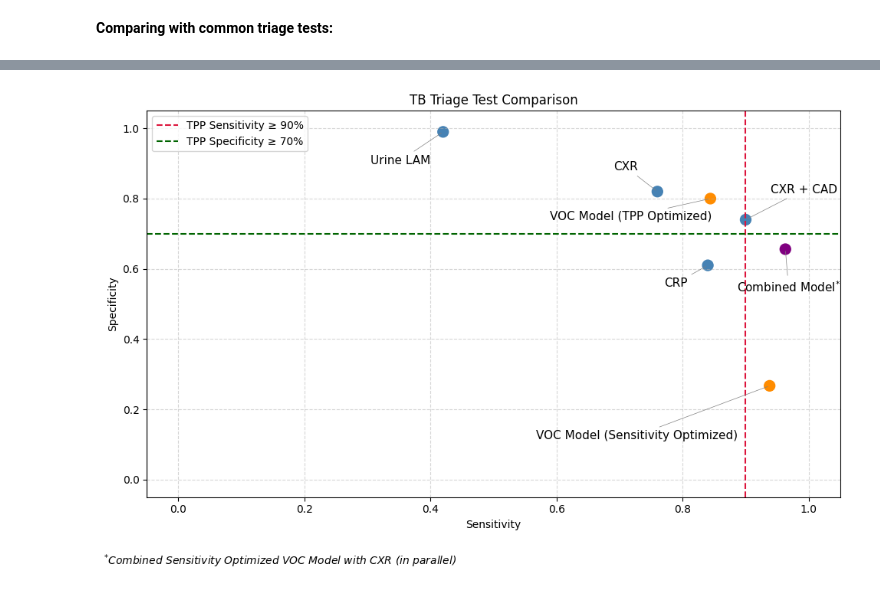
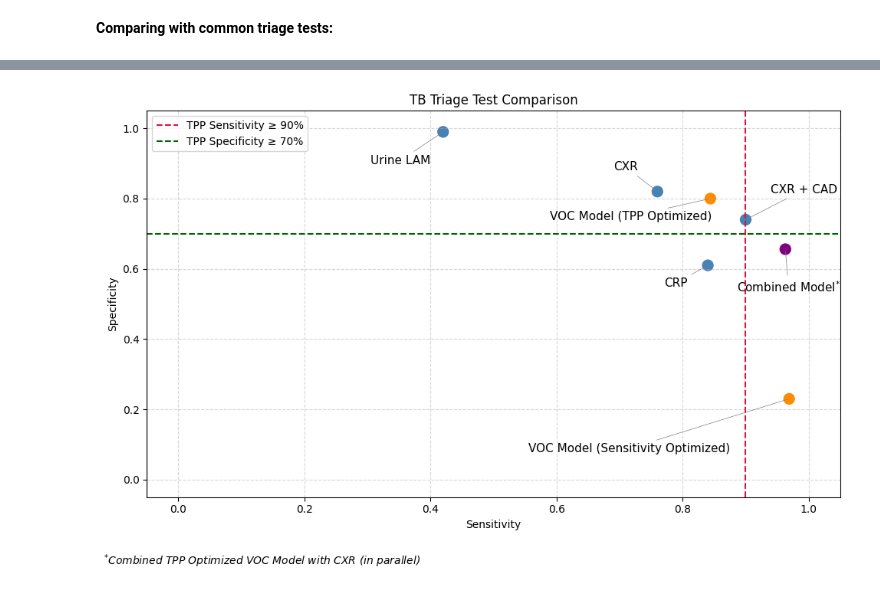
Before and after one commit to tyst-ucsf/capstone-project, a Jupyter notebook: 1e_Comparison.ipynb, the cells around one changed output, grey strips where cells are left out. Drawn from its saved outputs; the diff is of its cells as text; code cells hidden in the pictures.

```diff
--- a/1e_Comparison.ipynb
+++ b/1e_Comparison.ipynb
@@ -99,7 +99,7 @@ models = [
     {"Name": "CXR + CAD", "Sensitivity": .90, "Specificity": .74},
     {"Name": "Urine LAM", "Sensitivity": .42, "Specificity": .99},
     {"Name": "VOC Model (TPP Optimized)", "Sensitivity": .844, "Specificity": .800},
-    {"Name": "VOC Model (Sensitivity Optimized)", "Sensitivity": .938, "Specificity": .267}
+    {"Name": "VOC Model (Sensitivity Optimized)", "Sensitivity": .969, "Specificity": .230}
 ]
 # %%
 # Extract for plotting
@@ -246,9 +246,9 @@ models_data = [
     {"Model": "CXR + CAD", "Sensitivity": 0.90, "Specificity": 0.74},
     {"Model": "Urine LAM", "Sensitivity": 0.42, "Specificity": 0.99},
     {"Model": "VOC Model (TPP Optimized)", "Sensitivity": .844, "Specificity": .800},
-    {"Model": "VOC Model (Sensitivity Optimized)", "Sensitivity": .938, "Specificity": .267},
+    {"Model": "VOC Model (Sensitivity Optimized)", "Sensitivity": .969, "Specificity": .230},
     {"Model": "WHO TPP", "Sensitivity": 0.90, "Specificity": 0.70},
-    {"Model": "Combined Sensitivity Optimized with CXR (Parallel)", "Sensitivity": .963, "Specificity": .656}
+    {"Model": "TPP Optimized with CXR (Parallel)", "Sensitivity": .963, "Specificity": .656}
 ]
 
 df = pd.DataFrame(models_data)
@@ -262,7 +262,7 @@ custom_order = [
     "WHO TPP",
     "VOC Model (TPP Optimized)",
     "VOC Model (Sensitivity Optimized)",
-    "Combined Sensitivity Optimized with CXR (Parallel)",
+    "TPP Optimized with CXR (Parallel)",
     "CXR + CAD",
     "CXR",
     "CRP",
@@ -304,13 +304,13 @@ for name in names:
 
 # did these custom for better presentation
 label_offsets = {
-    "VOC Model (Sensitivity Optimized)": (-125, -50),
+    "VOC Model (Sensitivity Optimized)": (-150, -50),
     "VOC Model (TPP Optimized)": (-75, -20),
     "CXR": (-30, 20),
     "CRP": (-30, -20),
     "Urine LAM": (-40, -30),
     "CXR + CAD": (55, 25),
-    "Combined Sensitivity Optimized with CXR (Parallel)": (3, -40)
+    "TPP Optimized with CXR (Parallel)": (3, -40)
 }
 
 plt.figure(figsize=(10, 6))
@@ -320,37 +320,37 @@ center_x, center_y = 0.5, 0.5
 
 for i, name in enumerate(names):
     display_name = name
-    if name == "Combined Sensitivity Optimized with CXR (Parallel)":
+    if name == "TPP Optimized with CXR (Parallel)":
         display_name = r"$\mathrm{Combined\ Model}^{*}$"
     dx, dy = label_offsets.get(name, (-10, -10))  # fallback offset
     plt.annotate(
         display_name,
         xy=(sensitivities[i], specificities[i]),
         xytext=(dx, dy),
         textcoords="offset points",
         ha="center",
         fontsize=11,
         arrowprops=dict(arrowstyle="-", color="gray", lw=0.5)
     )
 
 plt.axvline(.90, color="crimson", linestyle="--", label="TPP Sensitivity ≥ 90%")
 plt.axhline(.70, color="darkgreen", linestyle="--", label="TPP Specificity ≥ 70%")
 plt.xlabel("Sensitivity")
 plt.ylabel("Specificity")
 plt.title("TB Triage Test Comparison")
 plt.grid(True, linestyle="--", alpha=0.5)
 plt.legend()
 plt.figtext(
     0.01, -0.05,  # x and y in figure coords; lower y = lower on the page
-    r"$^{*}$Combined Sensitivity Optimized VOC Model with CXR (in parallel)",
+    r"$^{*}$Combined TPP Optimized VOC Model with CXR (in parallel)",
     ha="left",
     fontsize=10,
     style="italic"
 )
 plt.xlim(xlim)
 plt.ylim(ylim)
 plt.tight_layout()
 plt.savefig("output_overall_TB_Triage_test_comparison.pdf", bbox_inches="tight")
 plt.show()
 # %% [output]
-[figure, old version]
+[figure, new version]
```
Also changed, not shown: parts of 4 cells of this notebook, 16 other files.
